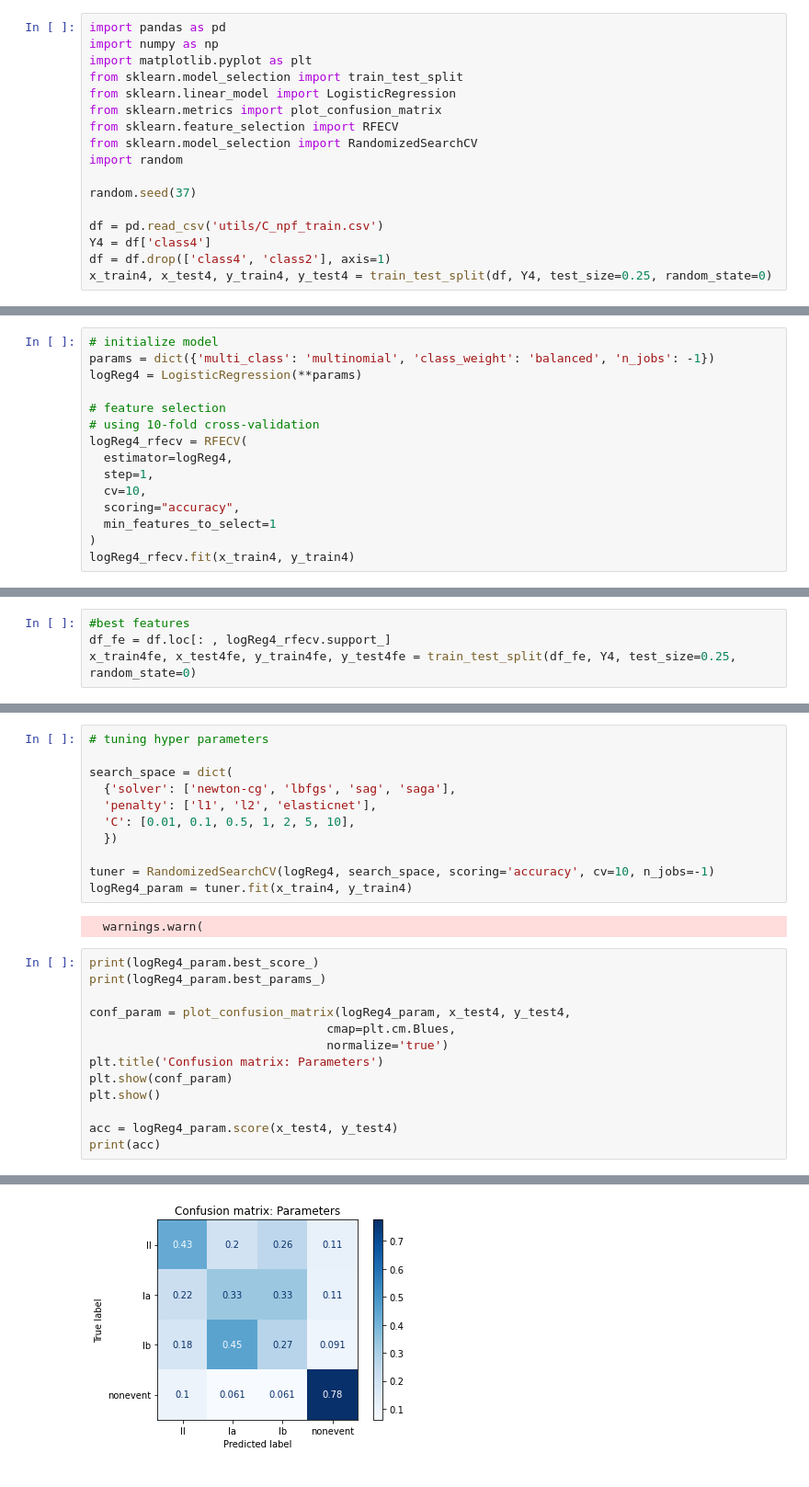
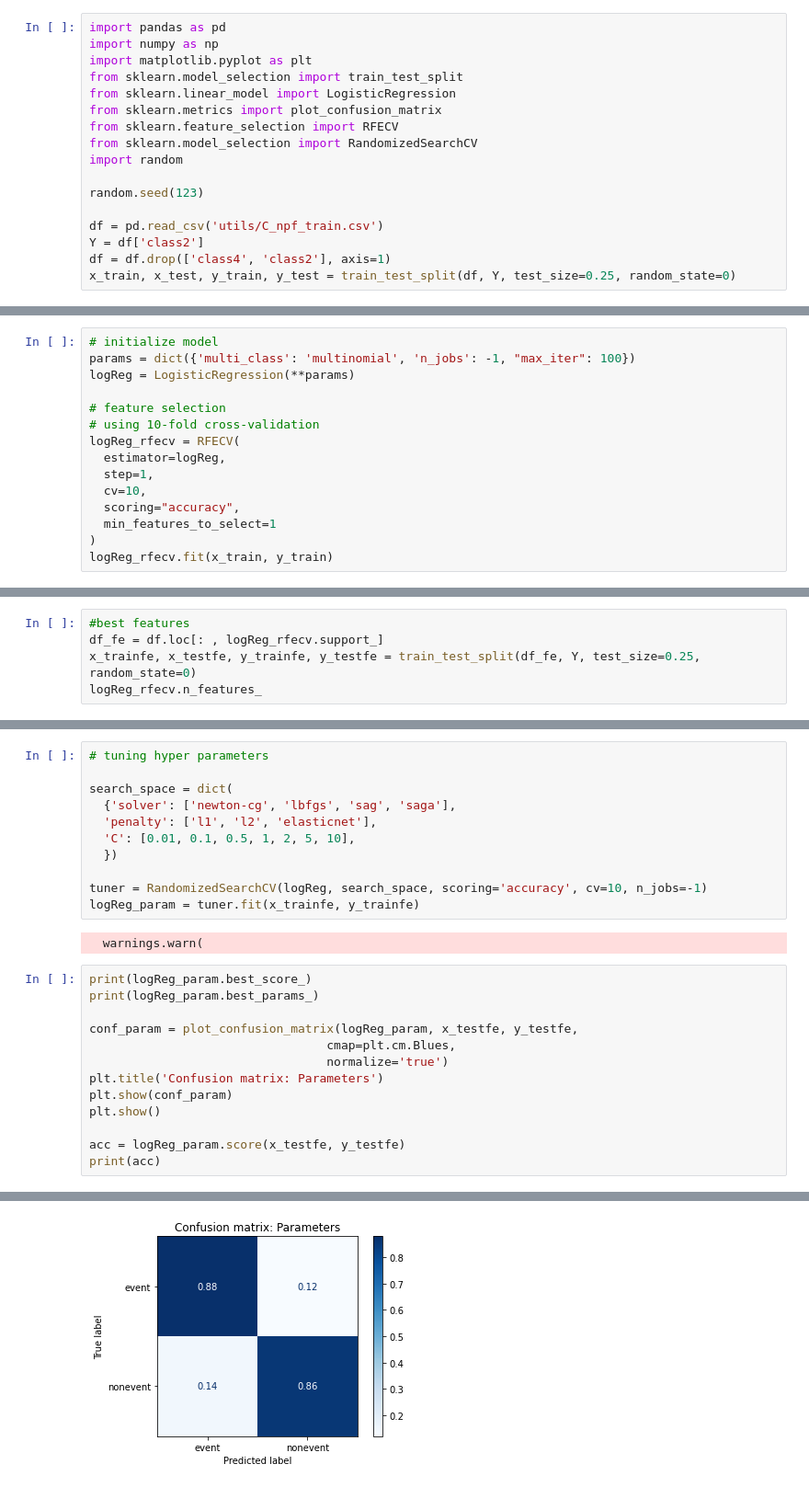
Before and after one commit to sainioan/term_project_134, a Jupyter notebook: logistic_classifier.ipynb, the cells around one changed output, grey strips where cells are left out. Shown at 92% size. Drawn from its saved outputs; the diff is of its cells as text.

Commit message:
tested binary accuracy

```diff
--- a/logistic_classifier.ipynb
+++ b/logistic_classifier.ipynb
@@ -11,27 +11,27 @@ from sklearn.feature_selection import RFECV
 from sklearn.model_selection import RandomizedSearchCV
 import random
 
-random.seed(37)
+random.seed(123)
 
 df = pd.read_csv('utils/C_npf_train.csv')
-Y4 = df['class4']
+Y = df['class2']
 df = df.drop(['class4', 'class2'], axis=1)
-x_train4, x_test4, y_train4, y_test4 = train_test_split(df, Y4, test_size=0.25, random_state=0)
+x_train, x_test, y_train, y_test = train_test_split(df, Y, test_size=0.25, random_state=0)
 # %% [markdown]
 ## Multi-label classifier - Logistic
 # %%
 # initialize model
-params = dict({'multi_class': 'multinomial', 'class_weight': 'balanced', 'n_jobs': -1})
-logReg4 = LogisticRegression(**params)
+params = dict({'multi_class': 'multinomial', 'n_jobs': -1, "max_iter": 100})
+logReg = LogisticRegression(**params)
 
 # feature selection
 # using 10-fold cross-validation
-logReg4_rfecv = RFECV(
-  estimator=logReg4,
+logReg_rfecv = RFECV(
+  estimator=logReg,
   step=1,
   cv=10,
   scoring="accuracy",
   min_features_to_select=1
 )
-logReg4_rfecv.fit(x_train4, y_train4)
+logReg_rfecv.fit(x_train, y_train)
 # %% [output]
@@ -63,4 +61,5 @@ plt.plot(
 # %%
 #best features
-df_fe = df.loc[: , logReg4_rfecv.support_]
-x_train4fe, x_test4fe, y_train4fe, y_test4fe = train_test_split(df_fe, Y4, test_size=0.25, random_state=0)
+df_fe = df.loc[: , logReg_rfecv.support_]
+x_trainfe, x_testfe, y_trainfe, y_testfe = train_test_split(df_fe, Y, test_size=0.25, random_state=0)
+logReg_rfecv.n_features_
@@ -73,21 +74,21 @@ search_space = dict(
   'C': [0.01, 0.1, 0.5, 1, 2, 5, 10],
   })
 
-tuner = RandomizedSearchCV(logReg4, search_space, scoring='accuracy', cv=10, n_jobs=-1)
-logReg4_param = tuner.fit(x_train4, y_train4)
+tuner = RandomizedSearchCV(logReg, search_space, scoring='accuracy', cv=10, n_jobs=-1)
+logReg_param = tuner.fit(x_trainfe, y_trainfe)
 # %% [output]
   warnings.warn(
 # %%
-print(logReg4_param.best_score_)
-print(logReg4_param.best_params_)
+print(logReg_param.best_score_)
+print(logReg_param.best_params_)
 
-conf_param = plot_confusion_matrix(logReg4_param, x_test4, y_test4,
+conf_param = plot_confusion_matrix(logReg_param, x_testfe, y_testfe,
                                  cmap=plt.cm.Blues,
                                  normalize='true')
 plt.title('Confusion matrix: Parameters')
 plt.show(conf_param)
 plt.show()
 
-acc = logReg4_param.score(x_test4, y_test4)
+acc = logReg_param.score(x_testfe, y_testfe)
 print(acc)
 # %% [output]
@@ -96 +97 @@ print(acc)
-[figure, old version]
+[figure, new version]
```
Also changed, not shown: parts of 7 cells of this notebook.
